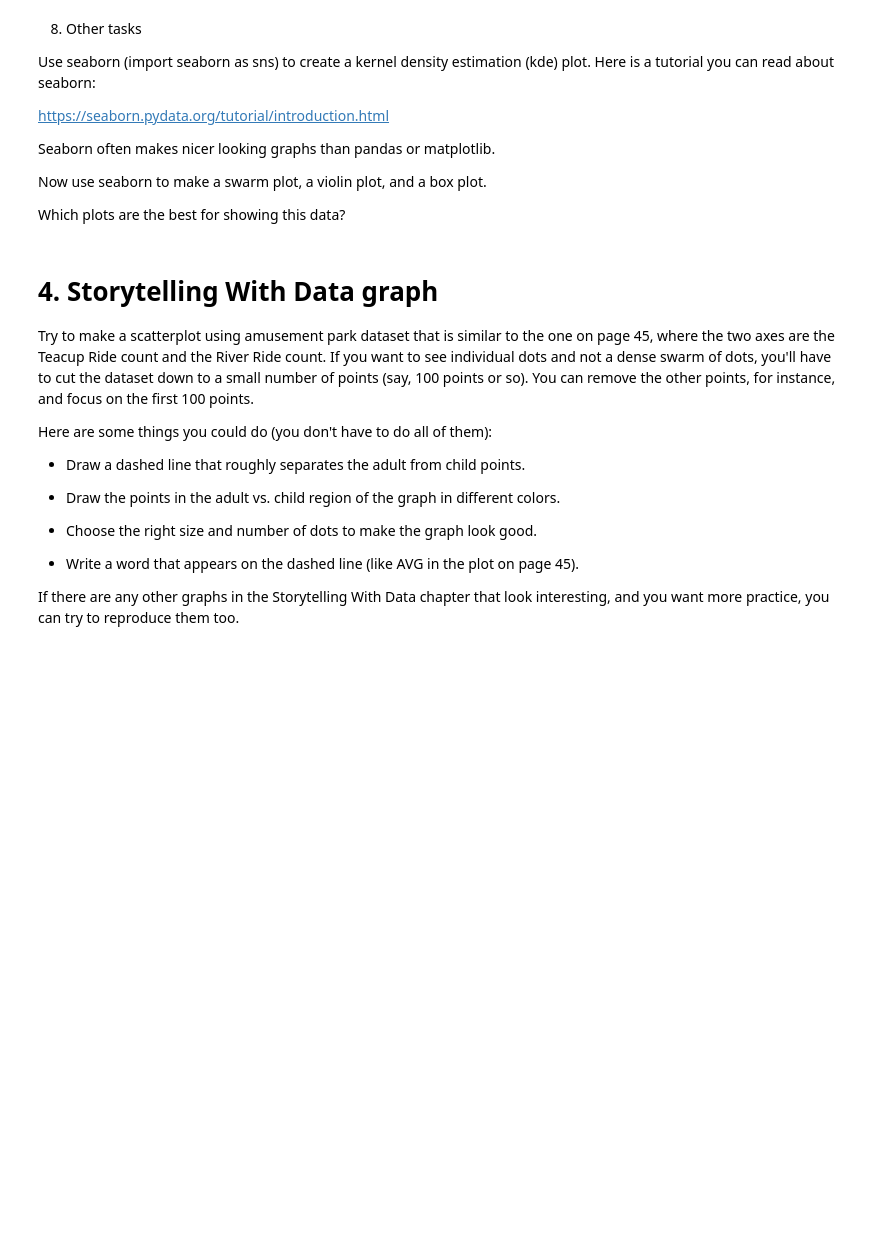
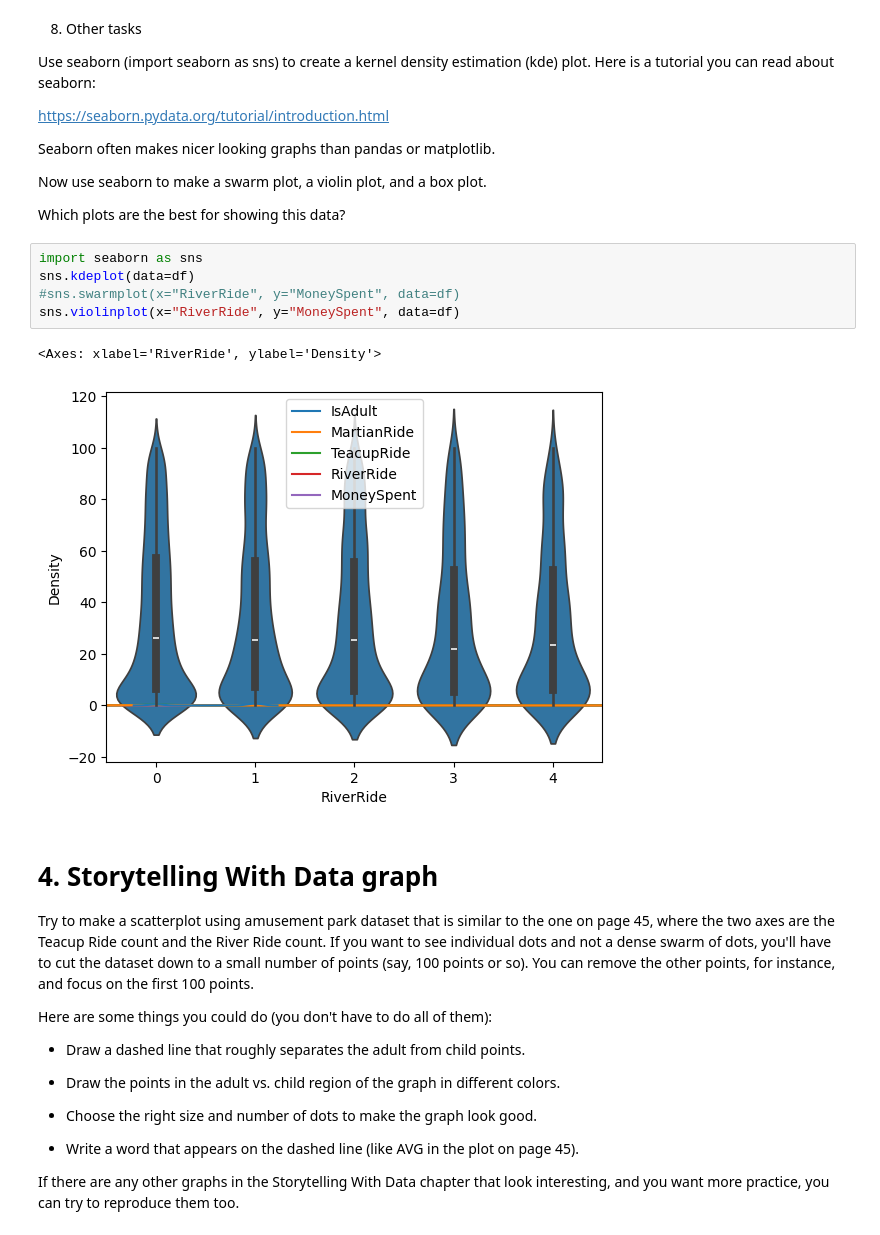
Before and after one commit to els246/2025-spring-B2, a Jupyter notebook: OMDS-ModB2-Week3-Stiller-Emma.ipynb, the cells around one changed output. Drawn from its saved outputs; the diff is of its cells as text; blank space fills up the shorter version.

```diff
--- a/OMDS-ModB2-Week3-Stiller-Emma.ipynb
+++ b/OMDS-ModB2-Week3-Stiller-Emma.ipynb
@@ -442,6 +470,14 @@ Seaborn often makes nicer looking graphs than pandas or matplotlib.
 Now use seaborn to make a swarm plot, a violin plot, and a box plot.
 
 Which plots are the best for showing this data?
+# %%
+import seaborn as sns
+sns.kdeplot(data=df)
+#sns.swarmplot(x="RiverRide", y="MoneySpent", data=df)
+sns.violinplot(x="RiverRide", y="MoneySpent", data=df)
+# %% [output]
+<Axes: xlabel='RiverRide', ylabel='Density'>
+[figure, added]
 # %% [markdown]
 # 4. Storytelling With Data graph
 
```
Also changed, not shown: parts of 2 cells of this notebook.
